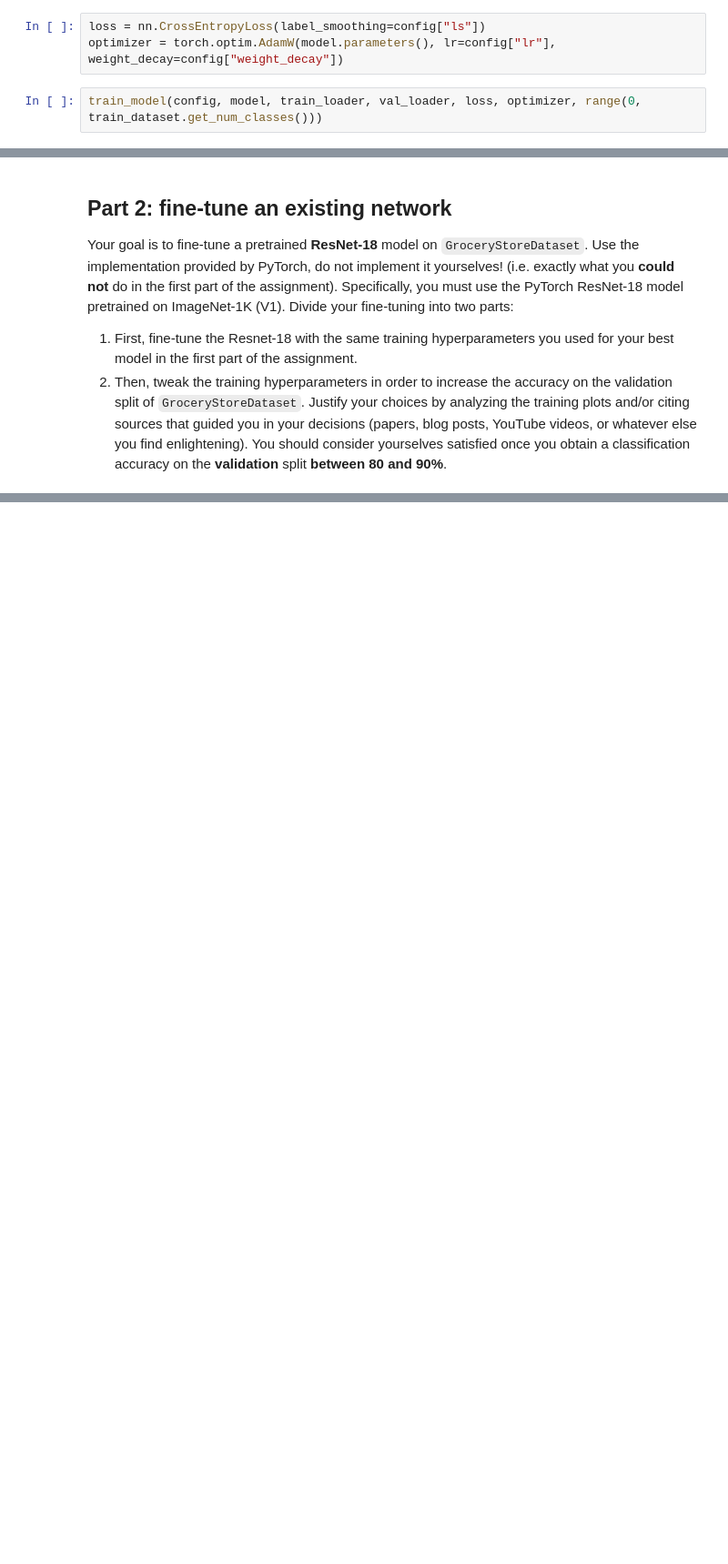
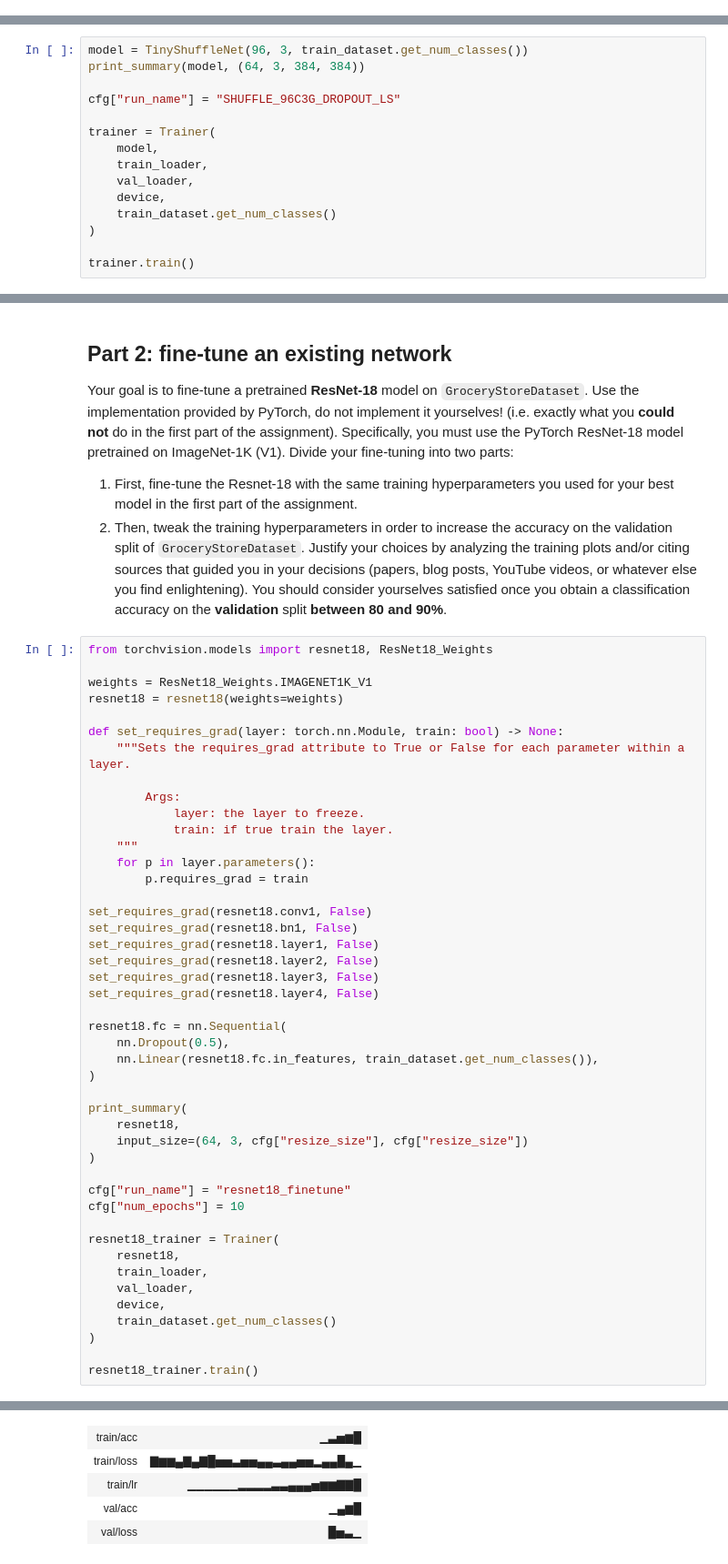
Before and after one commit to alessioarcara/ipcv_assignments, a Jupyter notebook: assignment2.ipynb, the cells around one changed output, grey strips where cells are left out. Shown: that part at 91% size. Drawn from its saved outputs; the diff is of its cells as text; blank space fills up the shorter version.

Commit message:
Implementata ShuffleNet nel track A e testata resnet18 nel track B

```diff
--- a/assignment2.ipynb
+++ b/assignment2.ipynb
@@ -478,5 +275,0 @@ def eval_model(model, dataloader, loss_fn):
-# %%
-loss = nn.CrossEntropyLoss(label_smoothing=config["ls"])
-optimizer = torch.optim.AdamW(model.parameters(), lr=config["lr"], weight_decay=config["weight_decay"])
-# %%
-train_model(config, model, train_loader, val_loader, loss, optimizer, range(0, train_dataset.get_num_classes()))
@@ -496,0 +477,15 @@ Epoch [12/20], Train Loss: 0.9937, Train Acc: 0.7170, Val Loss: 1.8688, Val Acc:
+# %%
+model = TinyShuffleNet(96, 3, train_dataset.get_num_classes())
+print_summary(model, (64, 3, 384, 384))
+
+cfg["run_name"] = "SHUFFLE_96C3G_DROPOUT_LS"
+
+trainer = Trainer(
+    model,
+    train_loader,
+    val_loader,
+    device,
+    train_dataset.get_num_classes()
+)
+
+trainer.train()
@@ -501,3 +530,49 @@ Your goal is to fine-tune a pretrained **ResNet-18** model on `GroceryStoreDatas
 
 1. First, fine-tune the Resnet-18 with the same training hyperparameters you used for your best model in the first part of the assignment.
 1. Then, tweak the training hyperparameters in order to increase the accuracy on the validation split of `GroceryStoreDataset`. Justify your choices by analyzing the training plots and/or citing sources that guided you in your decisions (papers, blog posts, YouTube videos, or whatever else you find enlightening). You should consider yourselves satisfied once you obtain a classification accuracy on the **validation** split **between 80 and 90%**.
+# %%
+from torchvision.models import resnet18, ResNet18_Weights
+
+weights = ResNet18_Weights.IMAGENET1K_V1
+resnet18 = resnet18(weights=weights)
+
+def set_requires_grad(layer: torch.nn.Module, train: bool) -> None:
+    """Sets the requires_grad attribute to True or False for each parameter within a layer.
+
+        Args:
+            layer: the layer to freeze.
+            train: if true train the layer.
+    """
+    for p in layer.parameters():
+        p.requires_grad = train
+
+set_requires_grad(resnet18.conv1, False)
+set_requires_grad(resnet18.bn1, False)
+set_requires_grad(resnet18.layer1, False)
+set_requires_grad(resnet18.layer2, False)
+set_requires_grad(resnet18.layer3, False)
+set_requires_grad(resnet18.layer4, False)
+
+resnet18.fc = nn.Sequential(
+    nn.Dropout(0.5),
+    nn.Linear(resnet18.fc.in_features, train_dataset.get_num_classes()),
+)
+
+print_summary(
+    resnet18,
+    input_size=(64, 3, cfg["resize_size"], cfg["resize_size"])
+)
+
+cfg["run_name"] = "resnet18_finetune"
+cfg["num_epochs"] = 10
+
+resnet18_trainer = Trainer(
+    resnet18,
+    train_loader,
+    val_loader,
+    device,
+    train_dataset.get_num_classes()
+)
+
+resnet18_trainer.train()
+# %% [output]
@@ -503,0 +598,5 @@ Your goal is to fine-tune a pretrained **ResNet-18** model on `GroceryStoreDatas
+| train/acc | ▁▃▅▆█ |
+| train/loss | ▇▆▆▄▇▄▇█▅▅▃▅▅▄▄▃▄▄▅▅▂▄▄█▄▁ |
+| train/lr | ▁▁▁▁▁▁▂▂▂▂▃▃▄▄▄▅▆▆▇▇█ |
+| val/acc | ▁▄▆█ |
+| val/loss | █▅▃▁ |
```
Also changed, not shown: parts of 28 cells of this notebook.
